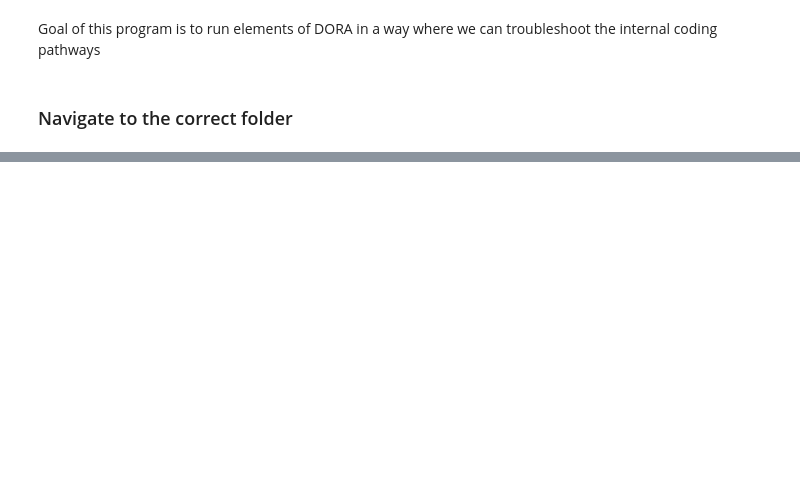
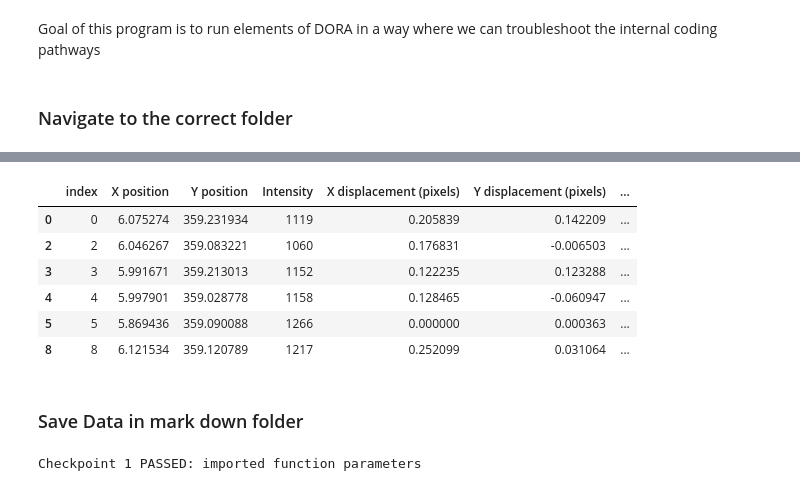
Before and after one commit to pkosurilab/OMMxDORA, a Jupyter notebook: DORA_troubleshooter.ipynb, the cells around one changed output, grey strips where cells are left out. Cells and saved outputs as stored; diff of their text form; code cells hidden in the pictures; blank space fills up the shorter version.

Commit message:
Add DORA_troubleshooter. Add dummy file

```diff
--- a/DORA_troubleshooter.ipynb
+++ b/DORA_troubleshooter.ipynb
@@ -170,0 +181,36 @@ If the center is unsatisfactory, adjust the frame_start and frame_end parameters
+# %%
+data
+# %% [output]
+|  | index | X position | Y position | Intensity | X displacement (pixels) | Y displacement (pixels) | ... |
+| 0 | 0 | 6.075274 | 359.231934 | 1119 | 0.205839 | 0.142209 | ... |
+| 2 | 2 | 6.046267 | 359.083221 | 1060 | 0.176831 | -0.006503 | ... |
+| 3 | 3 | 5.991671 | 359.213013 | 1152 | 0.122235 | 0.123288 | ... |
+| 4 | 4 | 5.997901 | 359.028778 | 1158 | 0.128465 | -0.060947 | ... |
+| 5 | 5 | 5.869436 | 359.090088 | 1266 | 0.000000 | 0.000363 | ... |
+| 8 | 8 | 6.121534 | 359.120789 | 1217 | 0.252099 | 0.031064 | ... |
+# %% [markdown]
+### Save Data in mark down folder
+# %%
+#troubleshoot talbe function
+# DELETE DORA.table with table()
+
+# def table(*table_parameters):
+    # Set up Block
+
+# Accept my variables from graphing parameters
+(down_sampled_df, ind_invalid_reading, rad_filter_type_upper,
+    rad_filter_type_lower, z_up, z_down, dist_high, dist_low, bin_size, data_back, save_table, file_name) = table_parameters
+
+# import the 2 ways to analyze angular data: 1) Claire's way, 2) Jerry's Way [More Current]
+import AngleCalc
+
+# Gather inputs to Cacluate Angle under Jerry's Angle calculation paradigm
+inputs_avt_filter = [down_sampled_df, ind_invalid_reading, rad_filter_type_upper,
+                        rad_filter_type_lower, z_up, z_down, dist_high, dist_low, bin_size]
+# Call and Run Jerry's Angle Calculation
+data, xy_goodbad, avt_good, avt_bad, data_fil_dsa, data_fil_down_bad, data_fil_up_bad = AngleCalc.avt_filter(
+    *inputs_avt_filter)
+
+print("Checkpoint 1 PASSED: imported function parameters")
+# %% [output]
+Checkpoint 1 PASSED: imported function parameters
```
Also changed, not shown: parts of 4 cells of this notebook, 2 other files.
